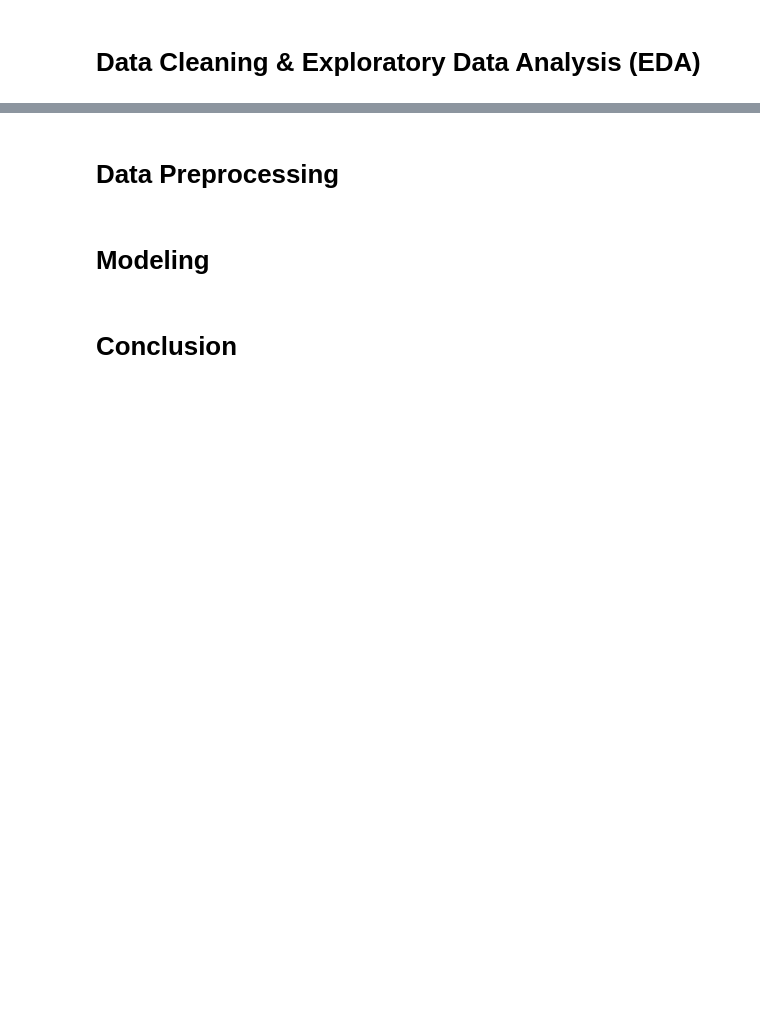
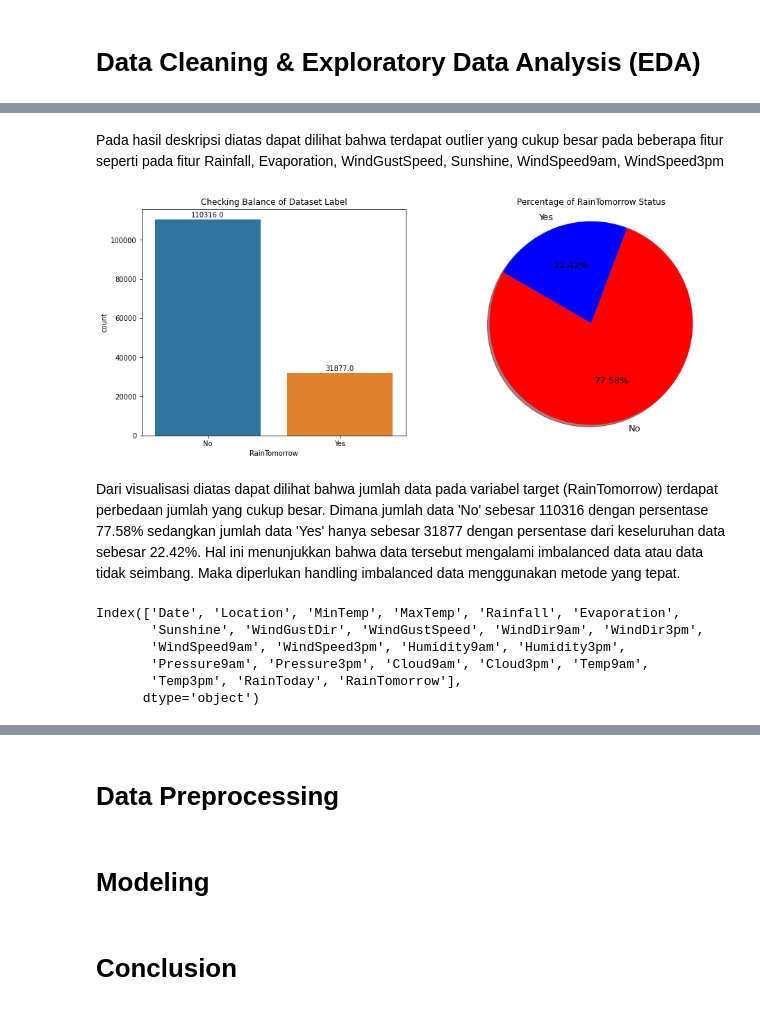
Before and after one commit to safiraauliar/FinalProject2-LogistikRegression-SVM-kelompok1, a Jupyter notebook: PYTN_KampusMerdeka_fp2.ipynb, the cells around one changed output, grey strips where cells are left out. Saved outputs shown, nothing was run; the diff lists cells and outputs as text; code cells hidden in the pictures; blank space fills up the shorter version.

Commit message:
crete data visualization and exploratory data analysis

```diff
--- a/PYTN_KampusMerdeka_fp2.ipynb
+++ b/PYTN_KampusMerdeka_fp2.ipynb
@@ -43,2 +53,5 @@ Dataset yang digunakan pada projek ini adalah dataset publik yang tersedia diweb
 # %% [markdown]
 # Load Dataset
+# %%
+df = pd.read_csv("./dataset/weatherAUS.csv")
+df
@@ -45,2 +120,4 @@ Dataset yang digunakan pada projek ini adalah dataset publik yang tersedia diweb
 # %% [markdown]
 # Data Cleaning &  Exploratory Data Analysis (EDA)
+# %%
+df.dropna(subset=['RainTomorrow'], inplace=True)
@@ -46,0 +144,39 @@ Dataset yang digunakan pada projek ini adalah dataset publik yang tersedia diweb
+# %% [markdown]
+Pada hasil deskripsi diatas dapat dilihat bahwa terdapat outlier yang cukup besar pada beberapa fitur seperti pada fitur Rainfall, Evaporation, WindGustSpeed, Sunshine, WindSpeed9am, WindSpeed3pm
+# %%
+# Cek Keseimbangan jumlah data pada atribut target
+plt.rcParams['figure.figsize']=(15,6)
+plt.subplot(121)
+plt.title("Checking Balance of Dataset Label")
+ax = sns.countplot(x='RainTomorrow', data=df)
+for i in ax.patches:
+    ax.annotate(format(i.get_height(), '0.1f'), (i.get_x() + i.get_width()/2.,i.get_height()),
+               ha='center',va='center',xytext=(0,7), textcoords='offset points')
+plt.subplot(122)
+plt.title("Percentage of RainTomorrow Status")
+rainTomorrow_values_count = df['RainTomorrow'].value_counts()
+rainTomorrow_size = rainTomorrow_values_count.values.tolist()
+rainTomorrow_labels = 'No', 'Yes'
+colors=['red', 'blue']
+pcs, texts, autotexts = plt.pie(rainTomorrow_size, labels=rainTomorrow_labels, colors=colors,
+                             autopct='%2.2f%%', shadow=True, startangle=150)
+
+for text, autotext in zip(texts, autotexts):
+    text.set_fontsize(13)
+    autotext.set_fontsize(13)
+
+plt.axis('equal')
+plt.show()
+# %% [output]
+[figure, added]
+# %% [markdown]
+Dari visualisasi diatas dapat dilihat bahwa jumlah data pada variabel target (RainTomorrow) terdapat perbedaan jumlah yang cukup besar. Dimana jumlah data 'No' sebesar 110316 dengan persentase 77.58% sedangkan jumlah data 'Yes' hanya sebesar 31877 dengan persentase dari keseluruhan data sebesar 22.42%. Hal ini menunjukkan bahwa data tersebut mengalami imbalanced data atau data tidak seimbang. Maka diperlukan handling imbalanced data menggunakan metode yang tepat.
+# %%
+df.columns
+# %% [output]
+Index(['Date', 'Location', 'MinTemp', 'MaxTemp', 'Rainfall', 'Evaporation',
+       'Sunshine', 'WindGustDir', 'WindGustSpeed', 'WindDir9am', 'WindDir3pm',
+       'WindSpeed9am', 'WindSpeed3pm', 'Humidity9am', 'Humidity3pm',
+       'Pressure9am', 'Pressure3pm', 'Cloud9am', 'Cloud3pm', 'Temp9am',
+       'Temp3pm', 'RainToday', 'RainTomorrow'],
+      dtype='object')
```
Also changed, not shown: parts of 20 cells of this notebook.
